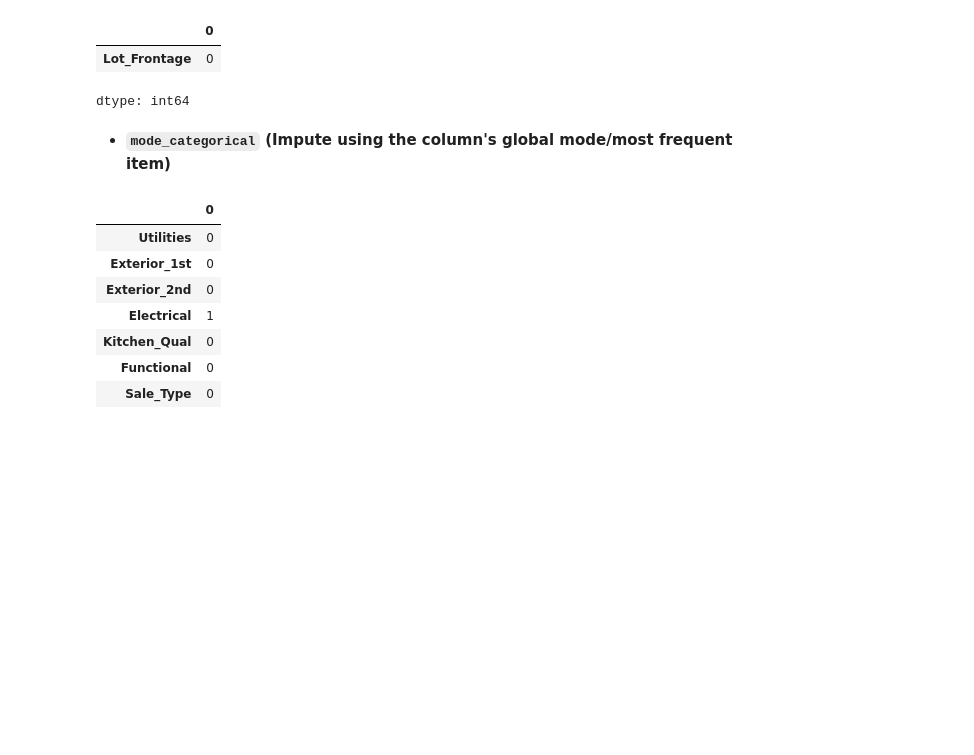
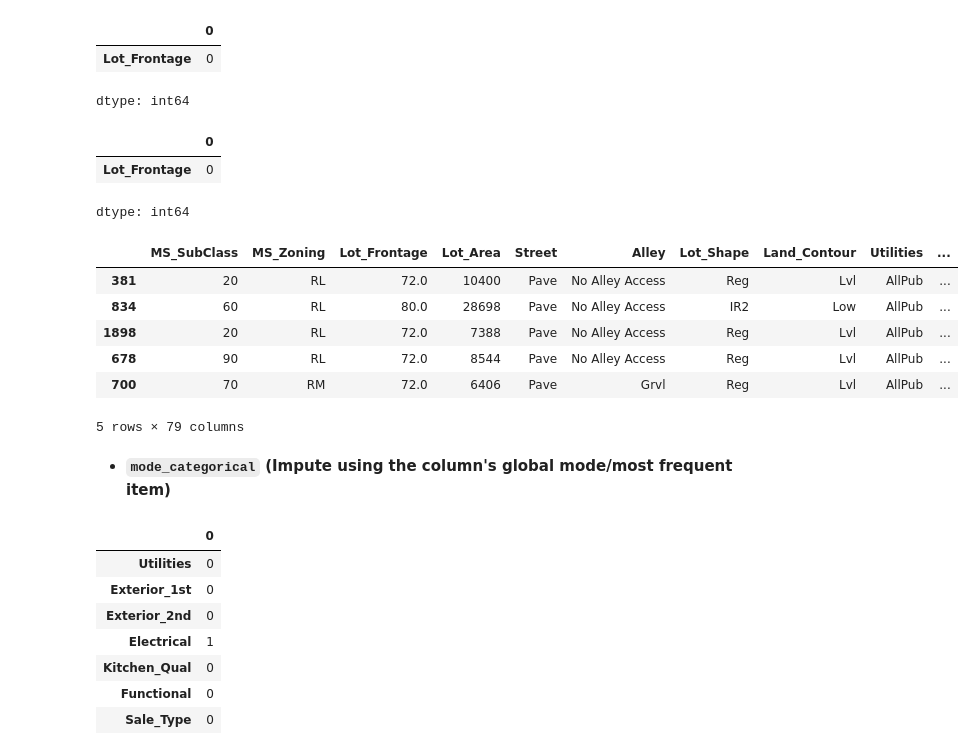
Before and after one commit to mebre7/house-price-predictor-mlops, a Jupyter notebook: notebooks/02_feature_engineering_test.ipynb, the cells around one changed output. Saved outputs shown, nothing was run; the diff lists cells and outputs as text; code cells hidden in the pictures; blank space fills up the shorter version.

```diff
--- a/notebooks/02_feature_engineering_test.ipynb
+++ b/notebooks/02_feature_engineering_test.ipynb
@@ -625,3 +634,9 @@ X[spatial_numerical].isnull().sum()
 |  | 0 |
 | Lot_Frontage | 0 |
 dtype: int64
+# %%
+X_test[spatial_numerical].isnull().sum()
+# %% [output]
+|  | 0 |
+| Lot_Frontage | 0 |
+dtype: int64
@@ -628,3 +646,13 @@ dtype: int64
+# %%
+X.head()
+# %% [output]
+|  | MS_SubClass | MS_Zoning | Lot_Frontage | Lot_Area | Street | Alley | Lot_Shape | Land_Contour | Utilities | ... |
+| 381 | 20 | RL | 72.0 | 10400 | Pave | No Alley Access | Reg | Lvl | AllPub | ... |
+| 834 | 60 | RL | 80.0 | 28698 | Pave | No Alley Access | IR2 | Low | AllPub | ... |
+| 1898 | 20 | RL | 72.0 | 7388 | Pave | No Alley Access | Reg | Lvl | AllPub | ... |
+| 678 | 90 | RL | 72.0 | 8544 | Pave | No Alley Access | Reg | Lvl | AllPub | ... |
+| 700 | 70 | RM | 72.0 | 6406 | Pave | Grvl | Reg | Lvl | AllPub | ... |
+5 rows × 79 columns
 # %% [markdown]
 - **`mode_categorical` (Impute using the column's global mode/most frequent item)**
 # %%
```
Also changed, not shown: parts of 135 cells of this notebook.
